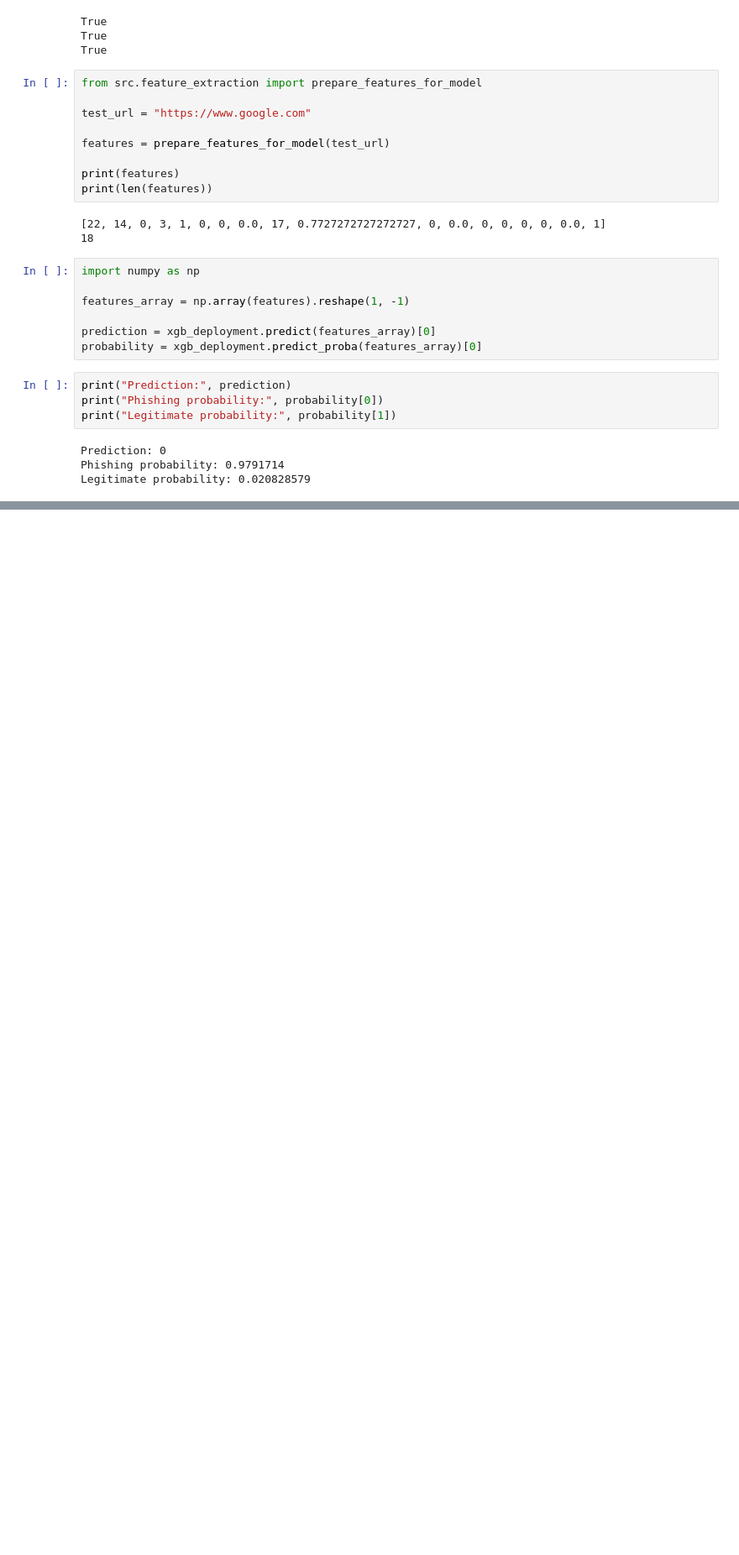
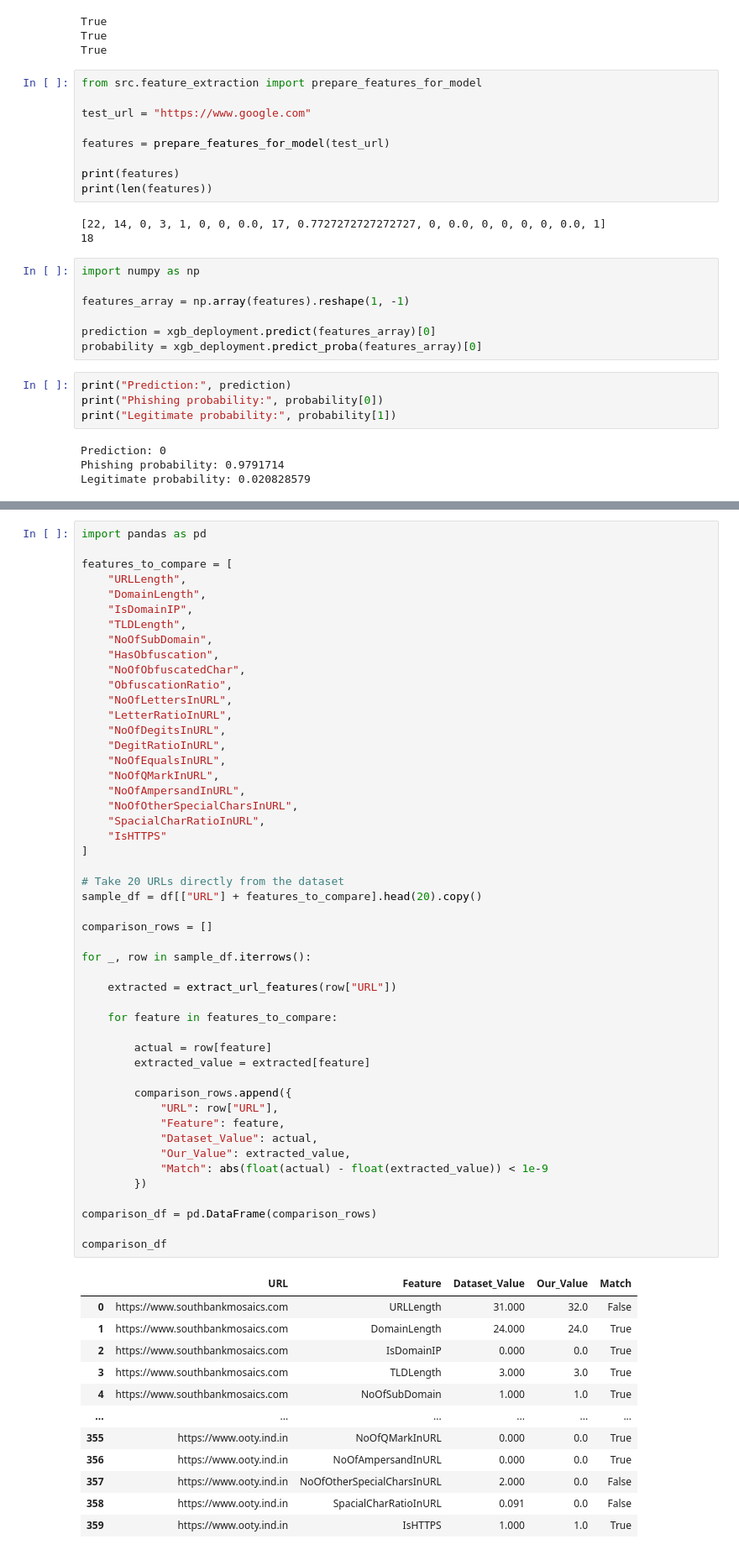
Before and after one commit to KARTHIKA-HANUMANDLA/Explainable-AI-based-phishing-URL-detection-system-, a Jupyter notebook: notebooks/day2_dataset_analysis.ipynb, the cells around one changed output, grey strips where cells are left out. Shown at 84% size. Cells and saved outputs as stored; diff of their text form; blank space fills up the shorter version.

```diff
--- a/notebooks/day2_dataset_analysis.ipynb
+++ b/notebooks/day2_dataset_analysis.ipynb
@@ -1222,0 +1265,62 @@ ImportError: cannot import name 'predict_url' from 'src.feature_extraction' (c:\
+# %%
+import pandas as pd
+
+features_to_compare = [
+    "URLLength",
+    "DomainLength",
+    "IsDomainIP",
+    "TLDLength",
+    "NoOfSubDomain",
+    "HasObfuscation",
+    "NoOfObfuscatedChar",
+    "ObfuscationRatio",
+    "NoOfLettersInURL",
+    "LetterRatioInURL",
+    "NoOfDegitsInURL",
+    "DegitRatioInURL",
+    "NoOfEqualsInURL",
+    "NoOfQMarkInURL",
+    "NoOfAmpersandInURL",
+    "NoOfOtherSpecialCharsInURL",
+    "SpacialCharRatioInURL",
+    "IsHTTPS"
+]
+
+# Take 20 URLs directly from the dataset
+sample_df = df[["URL"] + features_to_compare].head(20).copy()
+
+comparison_rows = []
+
+for _, row in sample_df.iterrows():
+
+    extracted = extract_url_features(row["URL"])
+
+    for feature in features_to_compare:
+
+        actual = row[feature]
+        extracted_value = extracted[feature]
+
+        comparison_rows.append({
+            "URL": row["URL"],
+            "Feature": feature,
+            "Dataset_Value": actual,
+            "Our_Value": extracted_value,
+            "Match": abs(float(actual) - float(extracted_value)) < 1e-9
+        })
+
+comparison_df = pd.DataFrame(comparison_rows)
+
+comparison_df
+# %% [output]
+|  | URL | Feature | Dataset_Value | Our_Value | Match |
+| 0 | https://www.southbankmosaics.com | URLLength | 31.000 | 32.0 | False |
+| 1 | https://www.southbankmosaics.com | DomainLength | 24.000 | 24.0 | True |
+| 2 | https://www.southbankmosaics.com | IsDomainIP | 0.000 | 0.0 | True |
+| 3 | https://www.southbankmosaics.com | TLDLength | 3.000 | 3.0 | True |
+| 4 | https://www.southbankmosaics.com | NoOfSubDomain | 1.000 | 1.0 | True |
+| ... | ... | ... | ... | ... | ... |
+| 355 | https://www.ooty.ind.in | NoOfQMarkInURL | 0.000 | 0.0 | True |
+| 356 | https://www.ooty.ind.in | NoOfAmpersandInURL | 0.000 | 0.0 | True |
+| 357 | https://www.ooty.ind.in | NoOfOtherSpecialCharsInURL | 2.000 | 0.0 | False |
+| 358 | https://www.ooty.ind.in | SpacialCharRatioInURL | 0.091 | 0.0 | False |
+| 359 | https://www.ooty.ind.in | IsHTTPS | 1.000 | 1.0 | True |
```
Also changed, not shown: parts of 39 cells of this notebook, 5 other files.
